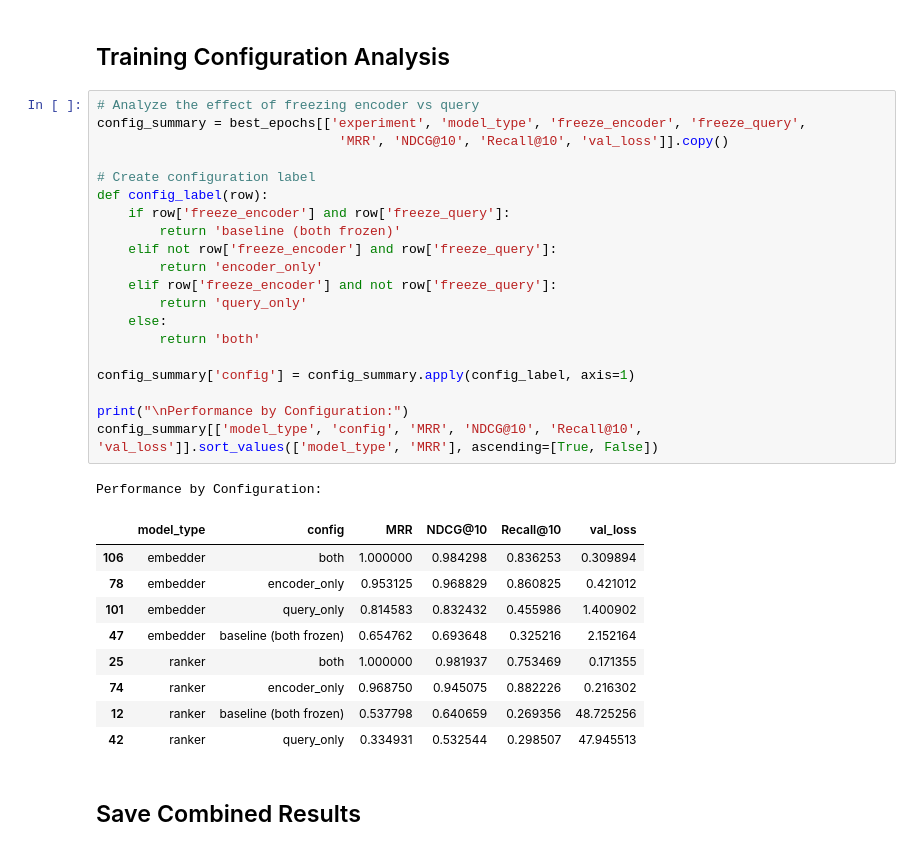
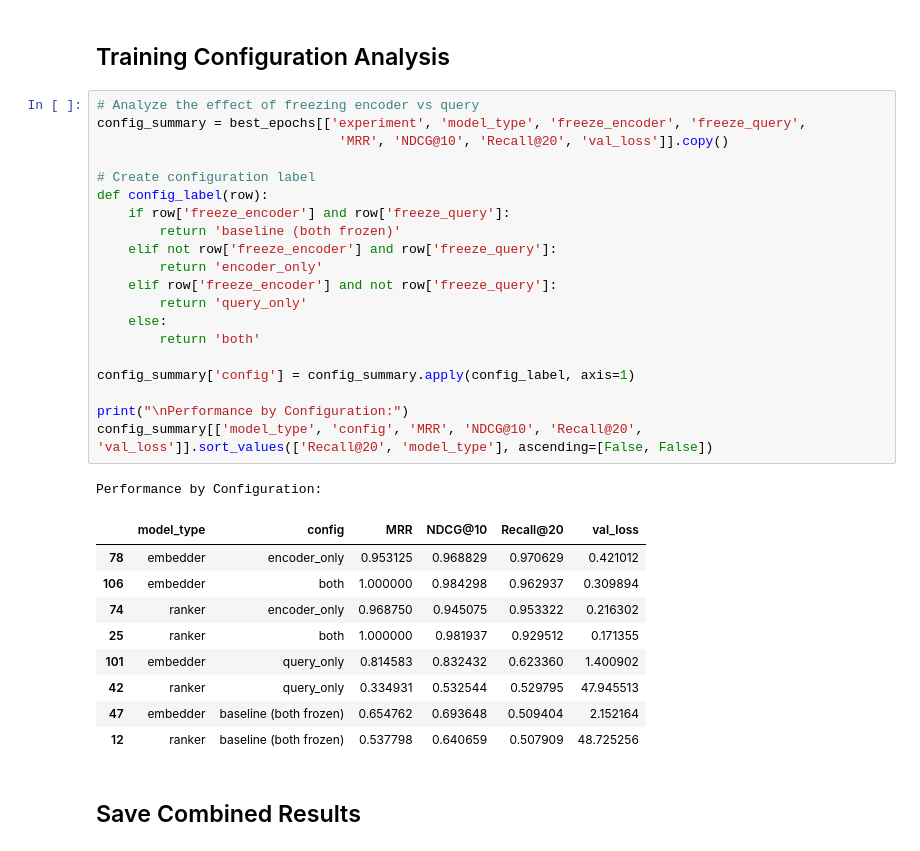
Before and after one commit to nicozumarraga/TR-ACE, a Jupyter notebook: notebooks/analysis_all_15_epochs.ipynb, the cells around one changed output. Cells and saved outputs as stored; diff of their text form.

```diff
--- a/notebooks/analysis_all_15_epochs.ipynb
+++ b/notebooks/analysis_all_15_epochs.ipynb
@@ -200,34 +200,34 @@ plt.show()
 # %%
 # Analyze the effect of freezing encoder vs query
 config_summary = best_epochs[['experiment', 'model_type', 'freeze_encoder', 'freeze_query',
-                               'MRR', 'NDCG@10', 'Recall@10', 'val_loss']].copy()
+                               'MRR', 'NDCG@10', 'Recall@20', 'val_loss']].copy()
 
 # Create configuration label
 def config_label(row):
     if row['freeze_encoder'] and row['freeze_query']:
         return 'baseline (both frozen)'
     elif not row['freeze_encoder'] and row['freeze_query']:
         return 'encoder_only'
     elif row['freeze_encoder'] and not row['freeze_query']:
         return 'query_only'
     else:
         return 'both'
 
 config_summary['config'] = config_summary.apply(config_label, axis=1)
 
 print("\nPerformance by Configuration:")
-config_summary[['model_type', 'config', 'MRR', 'NDCG@10', 'Recall@10', 'val_loss']].sort_values(['model_type', 'MRR'], ascending=[True, False])
+config_summary[['model_type', 'config', 'MRR', 'NDCG@10', 'Recall@20', 'val_loss']].sort_values(['Recall@20', 'model_type'], ascending=[False, False])
 # %% [output]
 Performance by Configuration:
-|  | model_type | config | MRR | NDCG@10 | Recall@10 | val_loss |
-| 106 | embedder | both | 1.000000 | 0.984298 | 0.836253 | 0.309894 |
-| 78 | embedder | encoder_only | 0.953125 | 0.968829 | 0.860825 | 0.421012 |
-| 101 | embedder | query_only | 0.814583 | 0.832432 | 0.455986 | 1.400902 |
-| 47 | embedder | baseline (both frozen) | 0.654762 | 0.693648 | 0.325216 | 2.152164 |
-| 25 | ranker | both | 1.000000 | 0.981937 | 0.753469 | 0.171355 |
-| 74 | ranker | encoder_only | 0.968750 | 0.945075 | 0.882226 | 0.216302 |
-| 12 | ranker | baseline (both frozen) | 0.537798 | 0.640659 | 0.269356 | 48.725256 |
-| 42 | ranker | query_only | 0.334931 | 0.532544 | 0.298507 | 47.945513 |
+|  | model_type | config | MRR | NDCG@10 | Recall@20 | val_loss |
+| 78 | embedder | encoder_only | 0.953125 | 0.968829 | 0.970629 | 0.421012 |
+| 106 | embedder | both | 1.000000 | 0.984298 | 0.962937 | 0.309894 |
+| 74 | ranker | encoder_only | 0.968750 | 0.945075 | 0.953322 | 0.216302 |
+| 25 | ranker | both | 1.000000 | 0.981937 | 0.929512 | 0.171355 |
+| 101 | embedder | query_only | 0.814583 | 0.832432 | 0.623360 | 1.400902 |
+| 42 | ranker | query_only | 0.334931 | 0.532544 | 0.529795 | 47.945513 |
+| 47 | embedder | baseline (both frozen) | 0.654762 | 0.693648 | 0.509404 | 2.152164 |
+| 12 | ranker | baseline (both frozen) | 0.537798 | 0.640659 | 0.507909 | 48.725256 |
 # %% [markdown]
 ## Save Combined Results
 # %%
```
Also changed, not shown: 3 other files.
